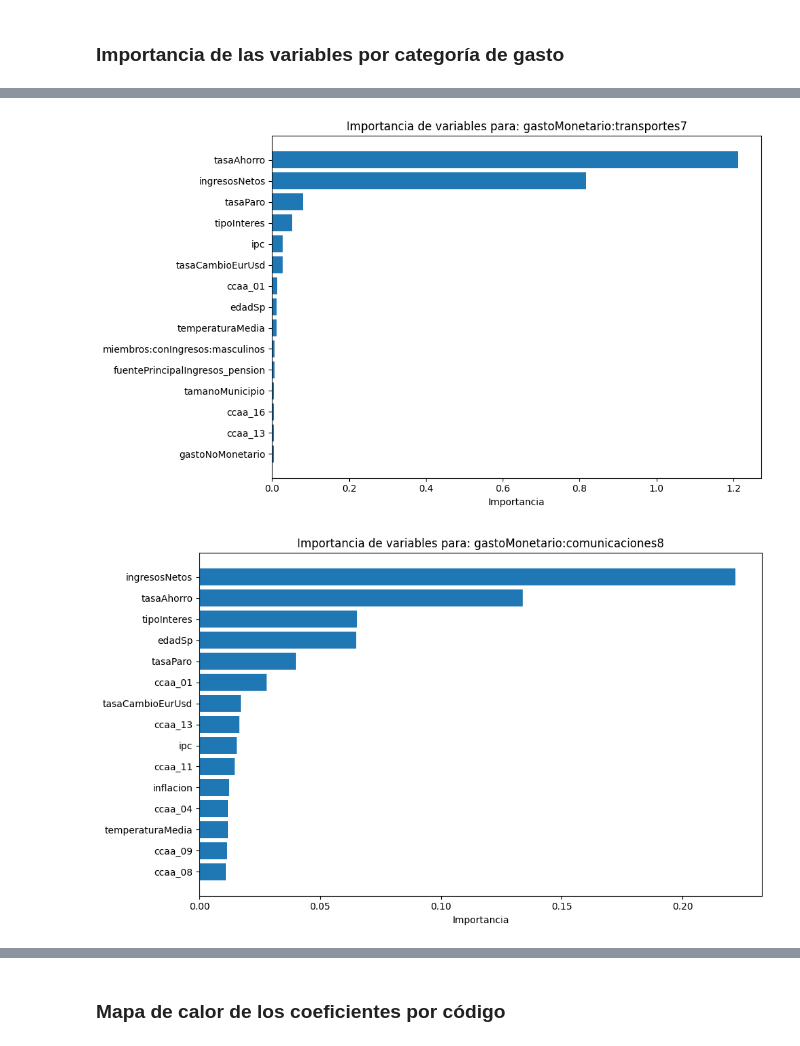
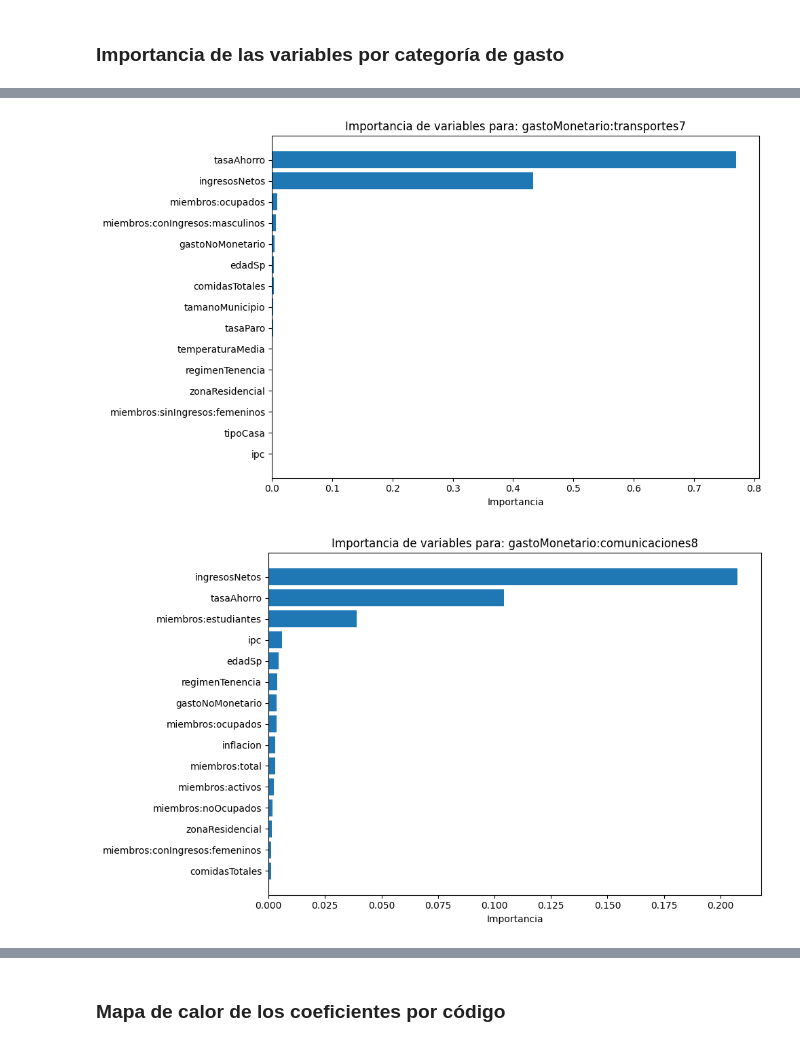
Before and after one commit to rauulrivero/ExpenseAnalysis, a Jupyter notebook: notebooks/sensivity_analysis/sensitivity_analysis_no_lineal_supercategory.ipynb, the cells around one changed output, grey strips where cells are left out. Saved outputs shown, nothing was run; the diff lists cells and outputs as text; code cells hidden in the pictures.

Commit message:
add supercategory analysis

```diff
--- a/notebooks/sensivity_analysis/sensitivity_analysis_no_lineal_supercategory.ipynb
+++ b/notebooks/sensivity_analysis/sensitivity_analysis_no_lineal_supercategory.ipynb
@@ -4,7 +4,7 @@ import re
 import pandas as pd
 # %%
 def load_hogar_ccaa_data(
-    path_pattern: str = '../../datamarts/picotaData_supercategory/hogarCCAA*.tsv',
+    path_pattern: str = '../../datamarts/picotaDataSuperCategories/hogar*.tsv',
     sort_by_ccaa: bool = True,
     ccaa_column_name: str = 'ccaa'
 ) -> pd.DataFrame:
@@ -16,7 +16,7 @@ def load_hogar_ccaa_data(
     Parameters
     ----------
     path_pattern : str
-        Patrón glob para localizar los archivos (por defecto '../../datamarts/picotaData/hogarCCAA*.tsv').
+        Patrón glob para localizar los archivos (por defecto '../../datamarts/picotaData/hogar*.tsv').
     sort_by_ccaa : bool
         Si True, ordena el DataFrame resultante por la columna de CCAA.
     ccaa_column_name : str
@@ -31,7 +31,7 @@ def load_hogar_ccaa_data(
     dfs = []
 
     for fp in files:
-        m = re.search(r'hogarCCAA(\d+)\.tsv$', fp)
+        m = re.search(r'hogar(\d+)\.tsv$', fp)
         if not m:
             continue
         code = m.group(1).zfill(2)  # si quieres siempre dos dígitos, ojo
@@ -67,11 +67,11 @@ df = pd.get_dummies(df, columns=['ccaa', 'fuentePrincipalIngresos'], prefix=['cc
 
 df.rename(columns=lambda x: re.sub(r'^ccaa_(\d+)$', r'ccaa_\1', x), inplace=True)
 df.rename(columns=lambda x: re.sub(r'^fuentePrincipalIngresos_(\d+)$', r'fuentePrincipalIngresos_\1', x), inplace=True)
-# %%
-df['miembros:total'] = df['miembros:activos'] + df['miembros:noActivos']
-df['miembros:niños'] = df['miembros:niños:masculinos'] + df['miembros:niños:femeninos']
-df["miembros:adultos"] = df['miembros:adultos:masculinos'] + df['miembros:adultos:femeninos']
-df["miembros:ancianos"] = df['miembros:ancianos:masculinos'] + df['miembros:ancianos:femeninos']
+# %%
+df['miembros:total'] = df['miembros:activos'] + df['miembros:noActivos']
+df['miembros:ninos'] = df['miembros:ninos:masculinos'] + df['miembros:ninos:femeninos']
+df["miembros:adultos"] = df['miembros:adultos:masculinos'] + df['miembros:adultos:femeninos']
+df["miembros:ancianos"] = df['miembros:ancianos:masculinos'] + df['miembros:ancianos:femeninos']
 # %%
 df.head(
 )
@@ -205,5 +221,5 @@ def train_mlp_per_category(df, output_columns, hidden_layer_sizes=(128, 64, 32),
 
     return r2_df, importances_df, mse_df
 # %%
-mlp_r2_df, mlp_importances_df, mse_df = train_mlp_per_category(df, output_columns)
+r2_df, importances_df, mse_df = train_gb_per_category(df, output_columns)
 # %% [output]
@@ -277,5 +279,5 @@ def plot_feature_importances_by_target(df, top_n=15):
         plt.tight_layout()
         plt.show()
 # %%
-plot_feature_importances_by_target(mlp_importances_df)
+plot_feature_importances_by_target(importances_df)
 # %% [output]
@@ -288,2 +290,2 @@ plot_feature_importances_by_target(mlp_importances_df)
-[figure, old version]
+[figure, new version]
-[figure, old version]
+[figure, new version]
```
Also changed, not shown: parts of 29 cells of this notebook, 6 other files.
